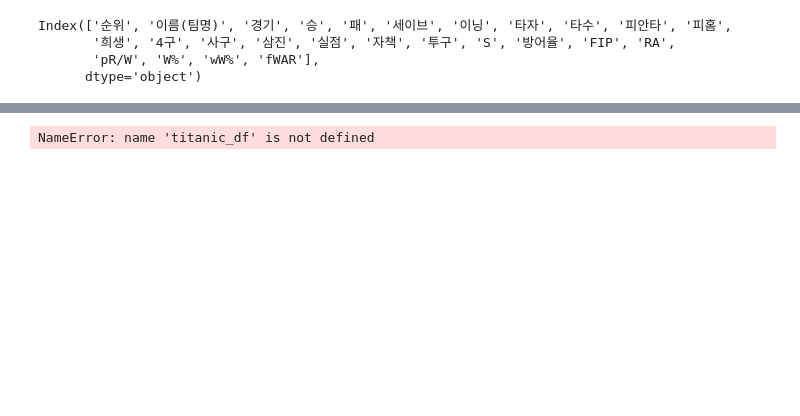
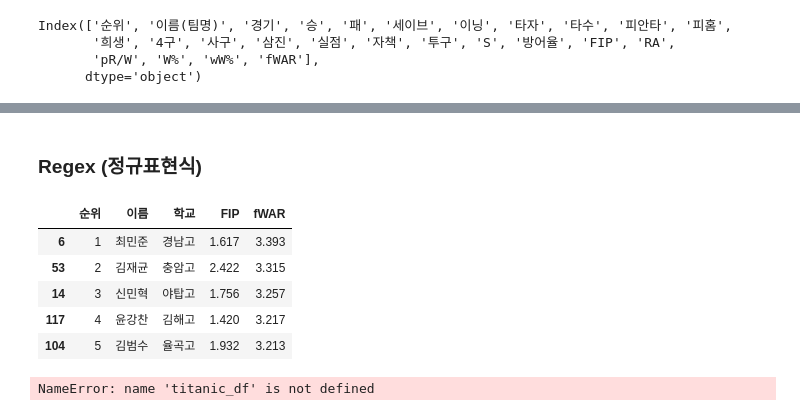
Before and after one commit to hakkoma/KBO_Mock_Draft_Simulator, a Jupyter notebook: mock_draft.ipynb, the cells around one changed output, grey strips where cells are left out. Cells and saved outputs as stored; diff of their text form; code cells hidden in the pictures; blank space fills up the shorter version.

```diff
--- a/mock_draft.ipynb
+++ b/mock_draft.ipynb
@@ -374,0 +382,23 @@ hitter['학교'] = hitter['이름'] -
+# %% [markdown]
+### Regex (정규표현식)
+# %%
+pitcher['이름'] = pitcher['이름(팀명)']
+
+#subtract value in '이름' into '학교'
+pitcher['학교'] = pitcher.iloc[:,1].str.extract('([^)가-힣]\w{0,})',expand=False)
+pitcher['학교'] = pitcher['학교'].map(lambda x: str(x)[1:])
+
+#reorder columns
+pitcher = pitcher[['순위','이름','학교','FIP','fWAR']]
+
+#rearrange value in 이름(팀명)
+pitcher['이름'] = pitcher['이름'].str[:3]
+
+pitcher.head()
+# %% [output]
+|  | 순위 | 이름 | 학교 | FIP | fWAR |
+| 6 | 1 | 최민준 | 경남고 | 1.617 | 3.393 |
+| 53 | 2 | 김재균 | 충암고 | 2.422 | 3.315 |
+| 14 | 3 | 신민혁 | 야탑고 | 1.756 | 3.257 |
+| 117 | 4 | 윤강찬 | 김해고 | 1.420 | 3.217 |
+| 104 | 5 | 김범수 | 율곡고 | 1.932 | 3.213 |
```
Also changed, not shown: parts of 7 cells of this notebook.
